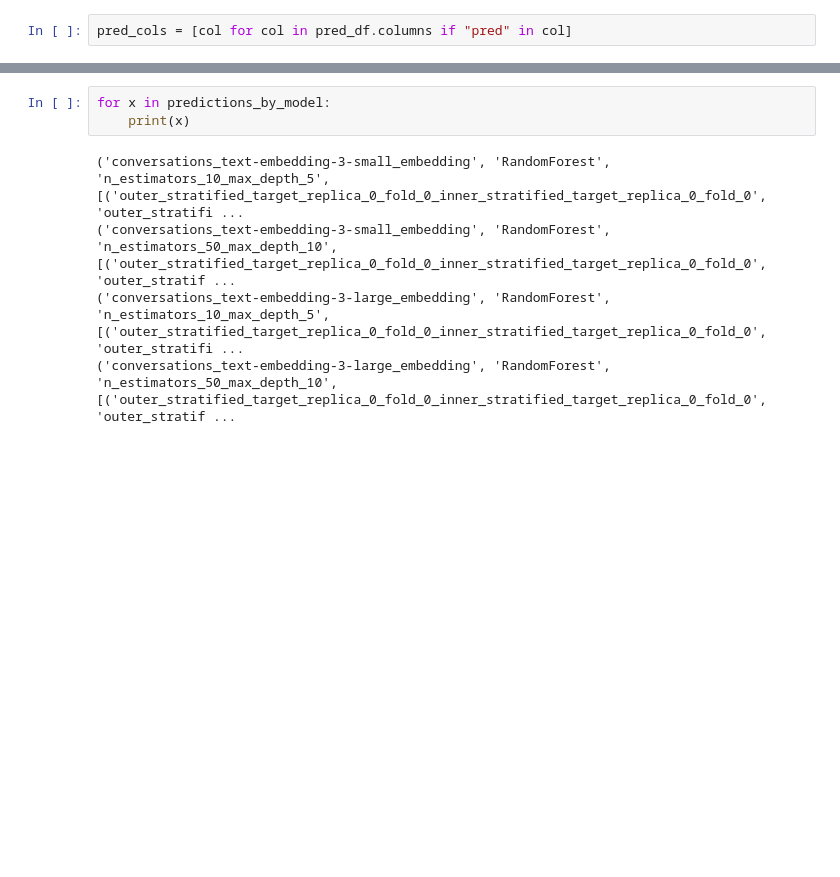
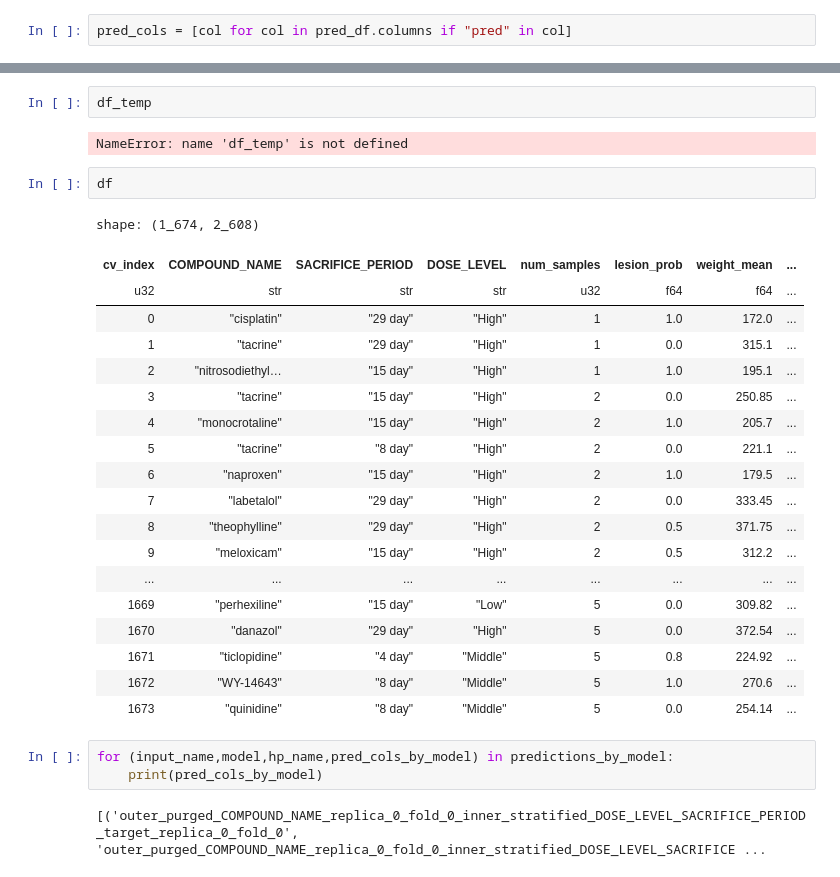
Before and after one commit to Neural-Dragon-AI/Cynde, a Jupyter notebook: examples/analyse_results.ipynb, the cells around one changed output, grey strips where cells are left out. Cells and saved outputs as stored; diff of their text form; blank space fills up the shorter version.

```diff
--- a/examples/analyse_results.ipynb
+++ b/examples/analyse_results.ipynb
@@ -61,11 +344,34 @@ predictions_by_model = get_all_predictions_by_inputs_model(df,
+# %%
+df_temp
+# %% [output]
+NameError: name 'df_temp' is not defined
+# %%
+df
+# %% [output]
+shape: (1_674, 2_608)
+| cv_index | COMPOUND_NAME | SACRIFICE_PERIOD | DOSE_LEVEL | num_samples | lesion_prob | weight_mean | ... |
+| u32 | str | str | str | u32 | f64 | f64 | ... |
+| 0 | "cisplatin" | "29 day" | "High" | 1 | 1.0 | 172.0 | ... |
+| 1 | "tacrine" | "29 day" | "High" | 1 | 0.0 | 315.1 | ... |
+| 2 | "nitrosodiethyl… | "15 day" | "High" | 1 | 1.0 | 195.1 | ... |
+| 3 | "tacrine" | "15 day" | "High" | 2 | 0.0 | 250.85 | ... |
+| 4 | "monocrotaline" | "15 day" | "High" | 2 | 1.0 | 205.7 | ... |
+| 5 | "tacrine" | "8 day" | "High" | 2 | 0.0 | 221.1 | ... |
+| 6 | "naproxen" | "15 day" | "High" | 2 | 1.0 | 179.5 | ... |
+| 7 | "labetalol" | "29 day" | "High" | 2 | 0.0 | 333.45 | ... |
+| 8 | "theophylline" | "29 day" | "High" | 2 | 0.5 | 371.75 | ... |
+| 9 | "meloxicam" | "15 day" | "High" | 2 | 0.5 | 312.2 | ... |
+| ... | ... | ... | ... | ... | ... | ... | ... |
+| 1669 | "perhexiline" | "15 day" | "Low" | 5 | 0.0 | 309.82 | ... |
+| 1670 | "danazol" | "29 day" | "High" | 5 | 0.0 | 372.54 | ... |
+| 1671 | "ticlopidine" | "4 day" | "Middle" | 5 | 0.8 | 224.92 | ... |
+| 1672 | "WY-14643" | "8 day" | "Middle" | 5 | 1.0 | 270.6 | ... |
+| 1673 | "quinidine" | "8 day" | "Middle" | 5 | 0.0 | 254.14 | ... |
 # %%
-for x in predictions_by_model:
-    print(x)
+for (input_name,model,hp_name,pred_cols_by_model) in predictions_by_model:
+    print(pred_cols_by_model)
 # %% [output]
-('conversations_text-embedding-3-small_embedding', 'RandomForest', 'n_estimators_10_max_depth_5', [('outer_stratified_target_replica_0_fold_0_inner_stratified_target_replica_0_fold_0', 'outer_stratifi ...
-('conversations_text-embedding-3-small_embedding', 'RandomForest', 'n_estimators_50_max_depth_10', [('outer_stratified_target_replica_0_fold_0_inner_stratified_target_replica_0_fold_0', 'outer_stratif ...
-('conversations_text-embedding-3-large_embedding', 'RandomForest', 'n_estimators_10_max_depth_5', [('outer_stratified_target_replica_0_fold_0_inner_stratified_target_replica_0_fold_0', 'outer_stratifi ...
-('conversations_text-embedding-3-large_embedding', 'RandomForest', 'n_estimators_50_max_depth_10', [('outer_stratified_target_replica_0_fold_0_inner_stratified_target_replica_0_fold_0', 'outer_stratif ...
+[('outer_purged_COMPOUND_NAME_replica_0_fold_0_inner_stratified_DOSE_LEVEL_SACRIFICE_PERIOD_target_replica_0_fold_0', 'outer_purged_COMPOUND_NAME_replica_0_fold_0_inner_stratified_DOSE_LEVEL_SACRIFICE ...
 # %%
 df.select(pl.col(["cv_index","target",outs[0][0],outs[0][1]]))
 # %% [output]
```
Also changed, not shown: parts of 32 cells of this notebook, 4 other files.
